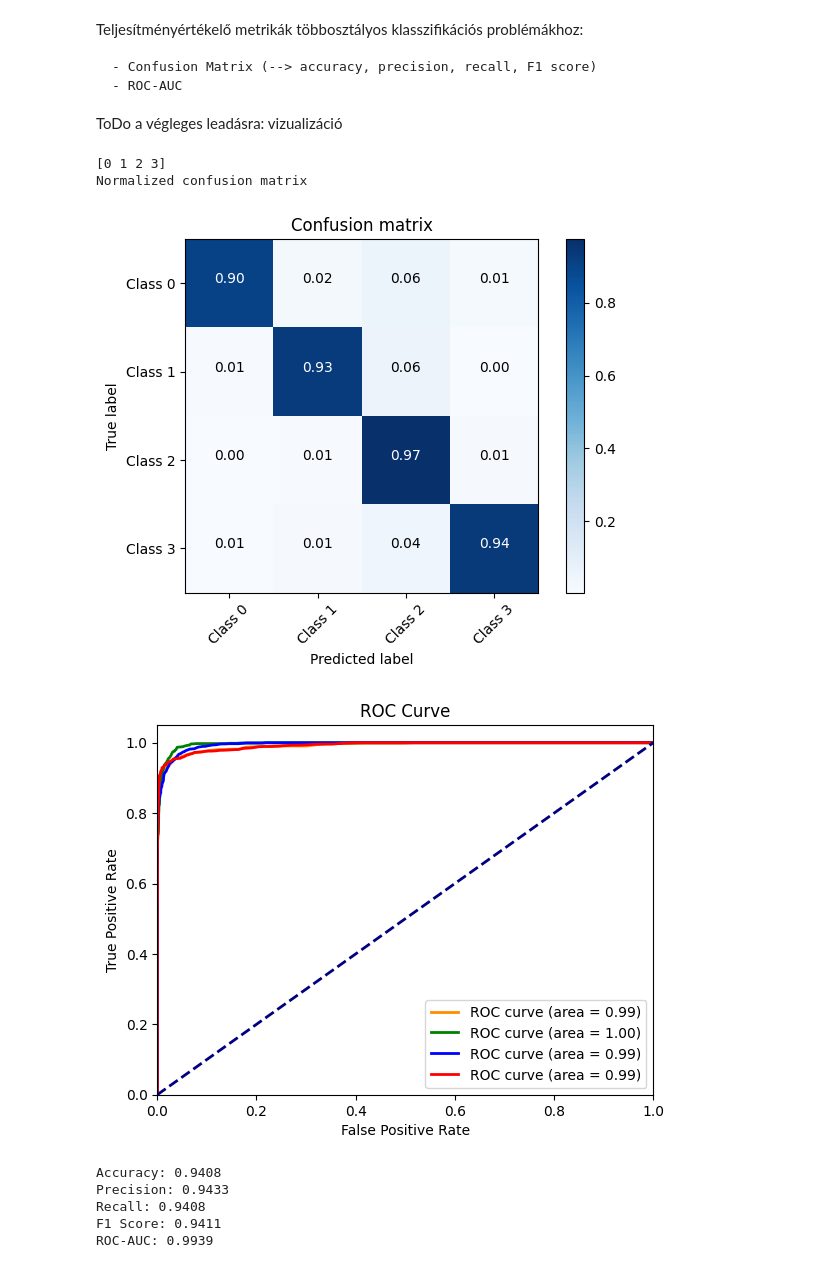
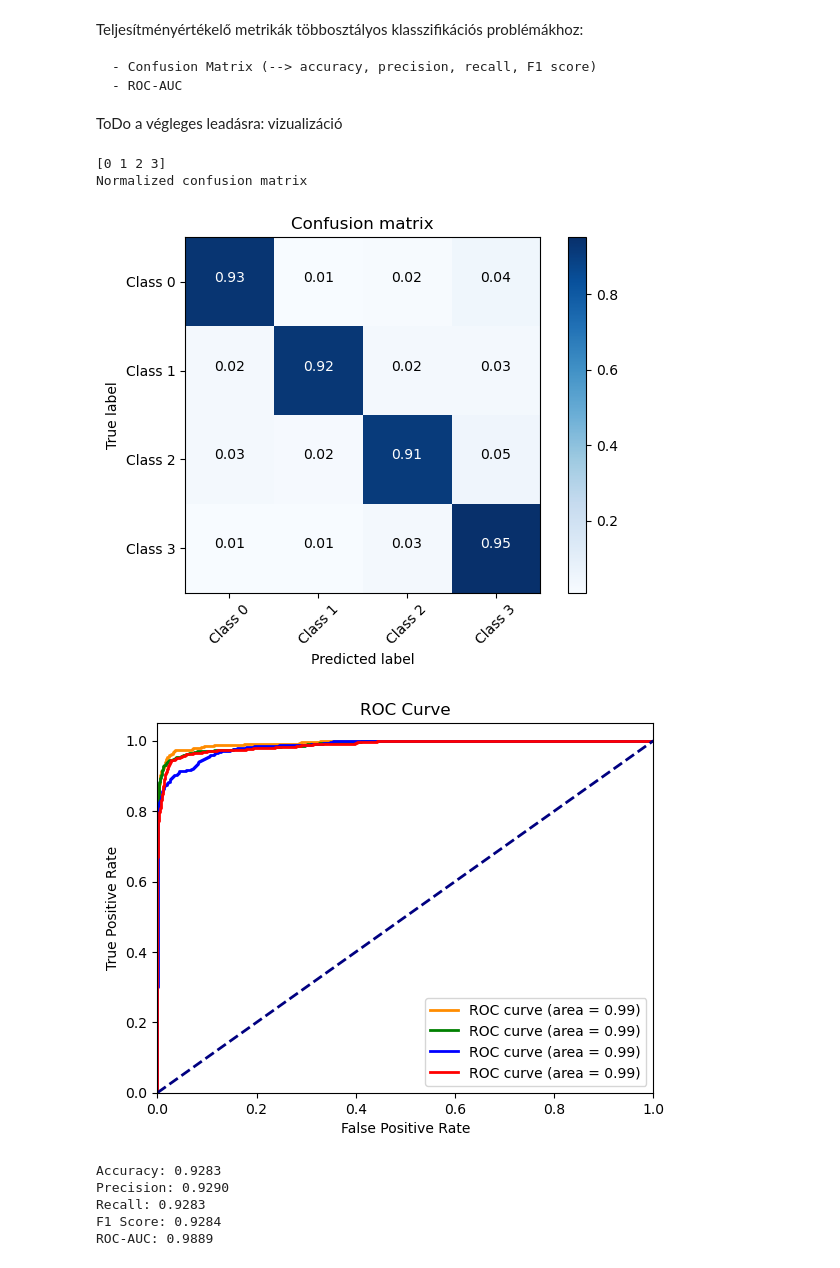
Before and after one commit to annalaczko/MadAI, a Jupyter notebook: 3 - Training and Evaluation.ipynb, the cells around one changed output. Saved outputs shown, nothing was run; the diff lists cells and outputs as text; code cells hidden in the pictures.

Commit message:
voting classifier

```diff
--- a/3 - Training and Evaluation.ipynb
+++ b/3 - Training and Evaluation.ipynb
@@ -136,0 +167,10 @@ Training csv    11
+# %%
+estimators = [
+    ('gb_patient_data', Pipeline([('selector', patient_data_transformer), ('model', individualModelTrainer.gradBoosting_pd)])),
+    ('rf_patient_data', Pipeline([('selector', patient_data_transformer), ('model', individualModelTrainer.randomForest_pd)])),
+    ('rf_image', Pipeline([('selector', image_transformer), ('model', individualModelTrainer.randomForest_i)])),
+    ('nn_image', Pipeline([('selector', image_transformer), ('model', individualModelTrainer.nn_i)])),
+    # Add more models if desired
+]
+# %%
+voting_classifier = VotingClassifier(estimators, voting='soft')
@@ -136,0 +179,2 @@ Training csv    11
+# %%
+voting_classifier.fit(X_train_ensemble, y_train_ensemble)
@@ -139,3 +201,3 @@ Training csv    11
 # %%
-image_classifier.n_classes_
+X_test, y_test = getXandY(11)
 # %% [output]
@@ -271,14 +303,14 @@ def evaluate_model(model, X_test, y_test):
     print("F1 Score: {:.4f}".format(f1))
     print("ROC-AUC: {:.4f}".format(roc_auc))
 # %%
-evaluate_model(image_classifier, X_image_test, y_df)
+evaluate_model(voting_classifier, X_test, y_test)
 # %% [output]
 [0 1 2 3]
 Normalized confusion matrix
-[figure, old version]
+[figure, new version]
-[figure, old version]
+[figure, new version]
-Accuracy: 0.9408
-Precision: 0.9433
-Recall: 0.9408
-F1 Score: 0.9411
-ROC-AUC: 0.9939
+Accuracy: 0.9283
+Precision: 0.9290
+Recall: 0.9283
+F1 Score: 0.9284
+ROC-AUC: 0.9889
```
Also changed, not shown: parts of 36 cells of this notebook, 5 other files.
